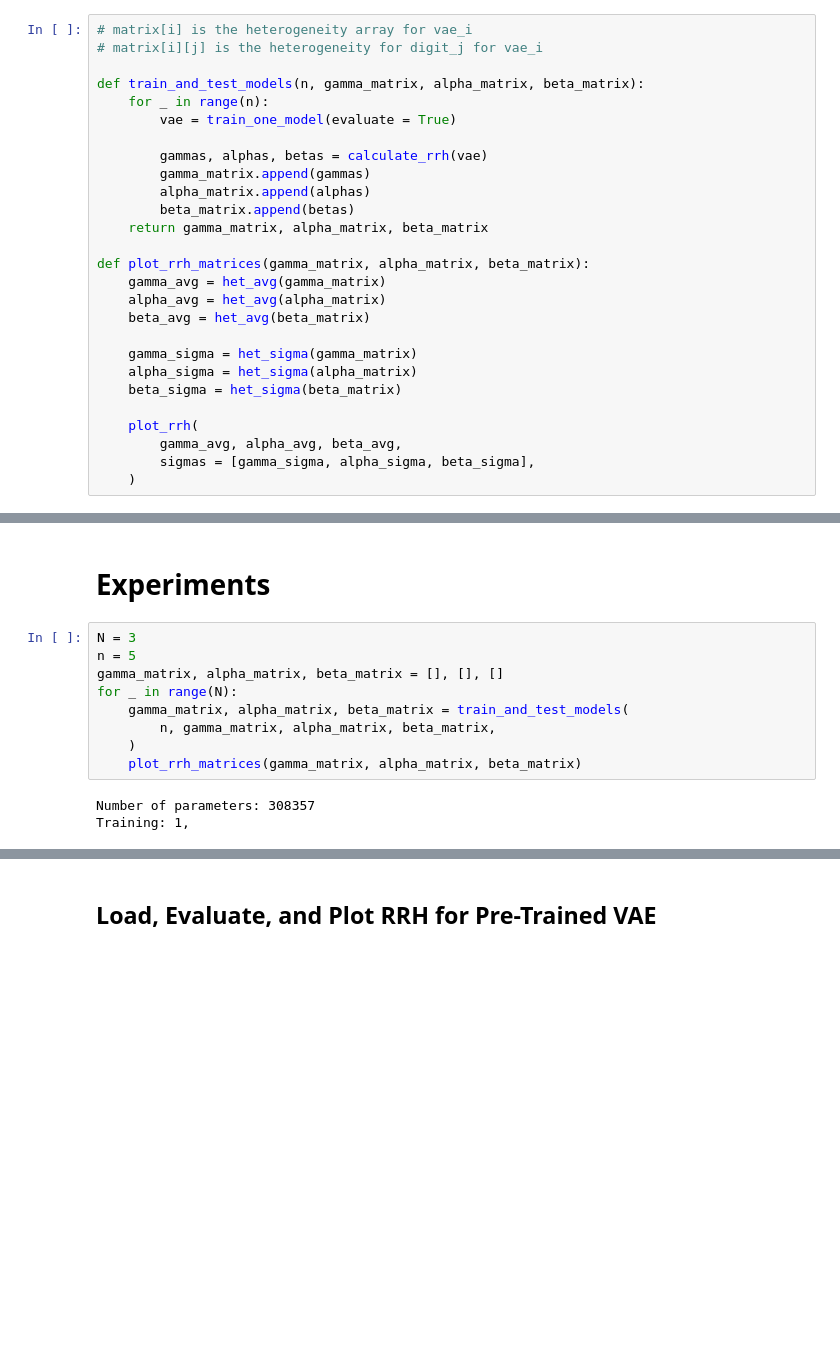
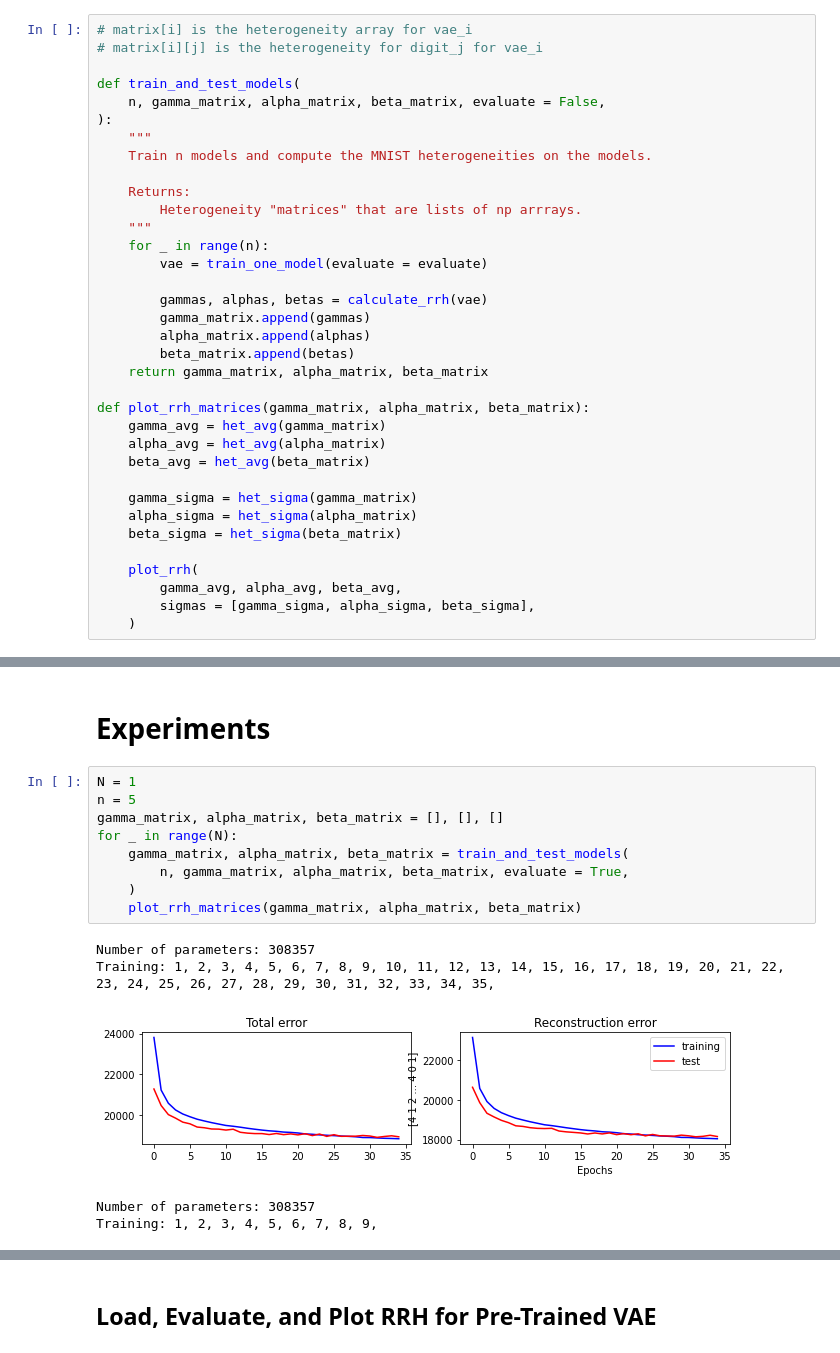
Before and after one commit to harvey2phase/rrh-MNIST, a Jupyter notebook: RRH_MNIST.ipynb, the cells around one changed output, grey strips where cells are left out. Drawn from its saved outputs; the diff is of its cells as text; blank space fills up the shorter version.

```diff
--- a/RRH_MNIST.ipynb
+++ b/RRH_MNIST.ipynb
@@ -320,9 +321,17 @@ def train_one_model(evaluate = False):
 # matrix[i] is the heterogeneity array for vae_i
 # matrix[i][j] is the heterogeneity for digit_j for vae_i
 
-def train_and_test_models(n, gamma_matrix, alpha_matrix, beta_matrix):
+def train_and_test_models(
+    n, gamma_matrix, alpha_matrix, beta_matrix, evaluate = False,
+):
+    """
+    Train n models and compute the MNIST heterogeneities on the models.
+
+    Returns:
+        Heterogeneity "matrices" that are lists of np arrrays.
+    """
     for _ in range(n):
-        vae = train_one_model(evaluate = True)
+        vae = train_one_model(evaluate = evaluate)
 
         gammas, alphas, betas = calculate_rrh(vae)
         gamma_matrix.append(gammas)
@@ -453,14 +463,17 @@ def het_avg(matrix):
 # %% [markdown]
 # Experiments
 # %%
-N = 3
+N = 1
 n = 5
 gamma_matrix, alpha_matrix, beta_matrix = [], [], []
 for _ in range(N):
     gamma_matrix, alpha_matrix, beta_matrix = train_and_test_models(
-        n, gamma_matrix, alpha_matrix, beta_matrix,
+        n, gamma_matrix, alpha_matrix, beta_matrix, evaluate = True,
     )
     plot_rrh_matrices(gamma_matrix, alpha_matrix, beta_matrix)
 # %% [output]
 Number of parameters: 308357
-Training: 1,
+Training: 1, 2, 3, 4, 5, 6, 7, 8, 9, 10, 11, 12, 13, 14, 15, 16, 17, 18, 19, 20, 21, 22, 23, 24, 25, 26, 27, 28, 29, 30, 31, 32, 33, 34, 35,
+[figure, added]
+Number of parameters: 308357
+Training: 1, 2, 3, 4, 5, 6, 7, 8, 9,
```
Also changed, not shown: parts of 3 cells of this notebook.
